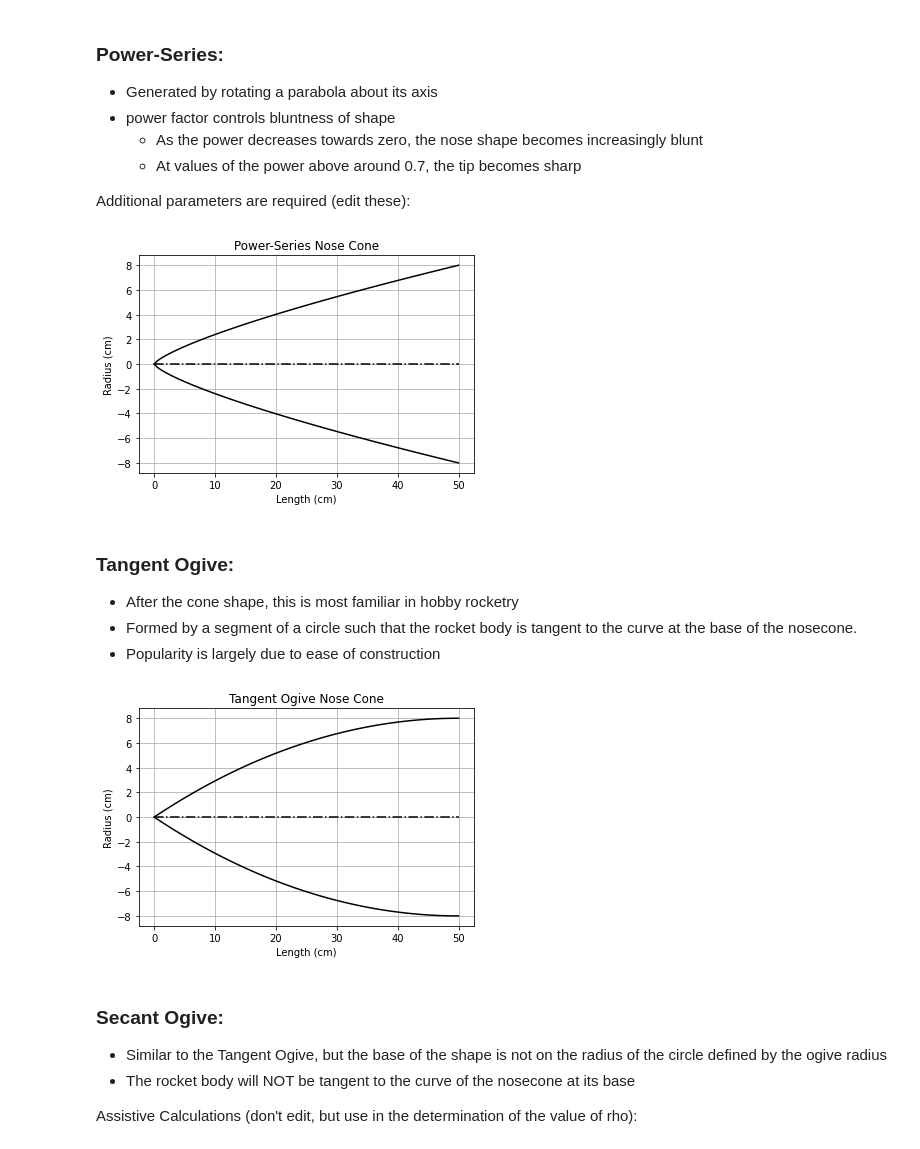
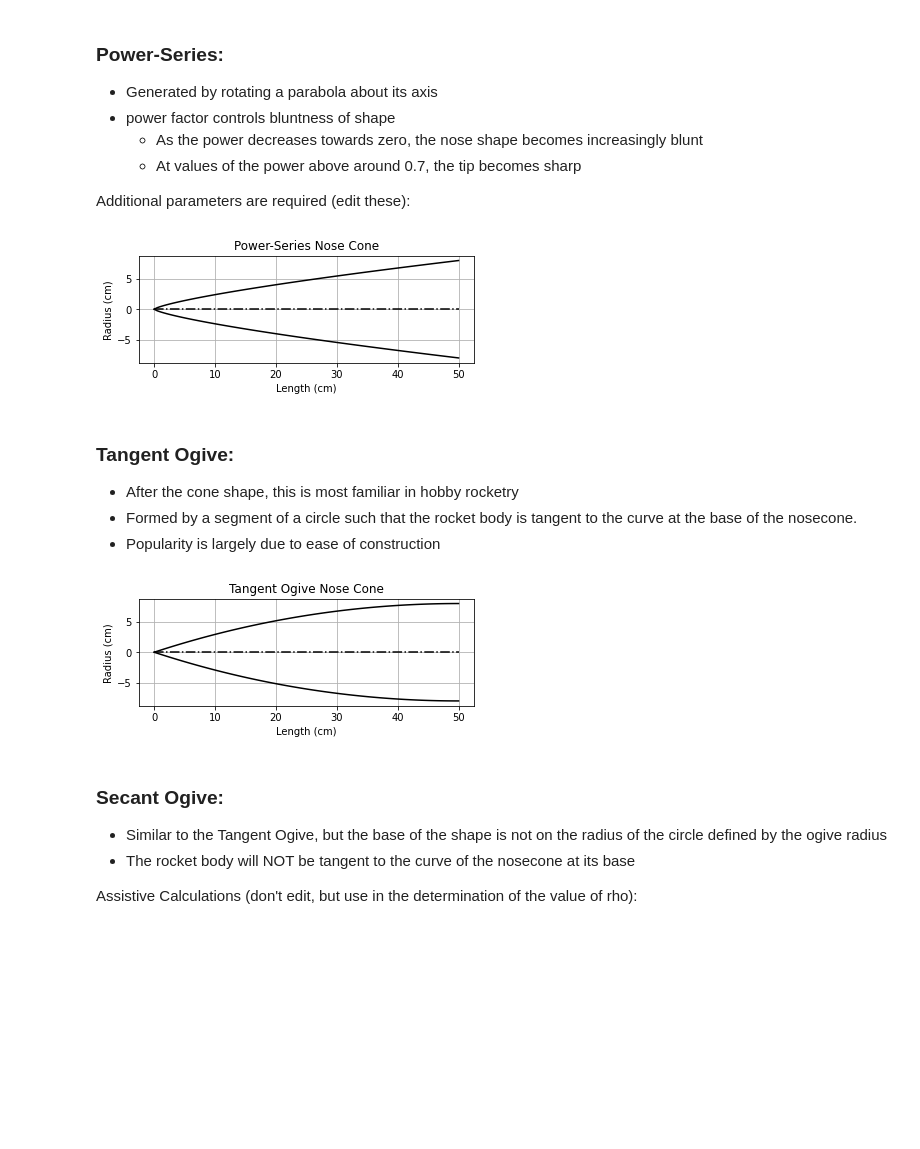
Before and after one commit to jacobhall03/RocketNoseCone, a Jupyter notebook: NoseConeDesigns.ipynb, the cells around one changed output. Cells and saved outputs as stored; diff of their text form; code cells hidden in the pictures; blank space fills up the shorter version.

```diff
--- a/NoseConeDesigns.ipynb
+++ b/NoseConeDesigns.ipynb
@@ -79,16 +81,17 @@ power = 0.75
 # %%
 y_top = [nosecone.powerseries_shape(x, radius, length, power) for x in x]
 y_bot = [-1 * y for y in y_top]
 plt.plot(x, y_top, 'k')
 plt.plot(x, y_bot, 'k')
 plt.plot(x, cl, 'k-.')
+plt.axis('scaled')
 plt.grid()
 plt.title("Power-Series Nose Cone")
 plt.xlabel("Length ({})".format(units))
 plt.ylabel("Radius ({})".format(units))
 plt.show()
 # %% [output]
-[figure, old version]
+[figure, new version]
 # %% [markdown]
 ### Tangent Ogive:
 - After the cone shape, this is most familiar in hobby rocketry
@@ -100,13 +103,14 @@ y_bot = [-1 * y for y in y_top]
 plt.plot(x, y_top, 'k')
 plt.plot(x, y_bot, 'k')
 plt.plot(x, cl, 'k-.')
+plt.axis('scaled')
 plt.grid()
 plt.title("Tangent Ogive Nose Cone")
 plt.xlabel("Length ({})".format(units))
 plt.ylabel("Radius ({})".format(units))
 plt.show()
 # %% [output]
-[figure, old version]
+[figure, new version]
 # %% [markdown]
 ### Secant Ogive:
 - Similar to the Tangent Ogive, but the base of the shape is not on the radius of the circle defined by the ogive radius
```
Also changed, not shown: parts of 14 cells of this notebook, 2 other files.
